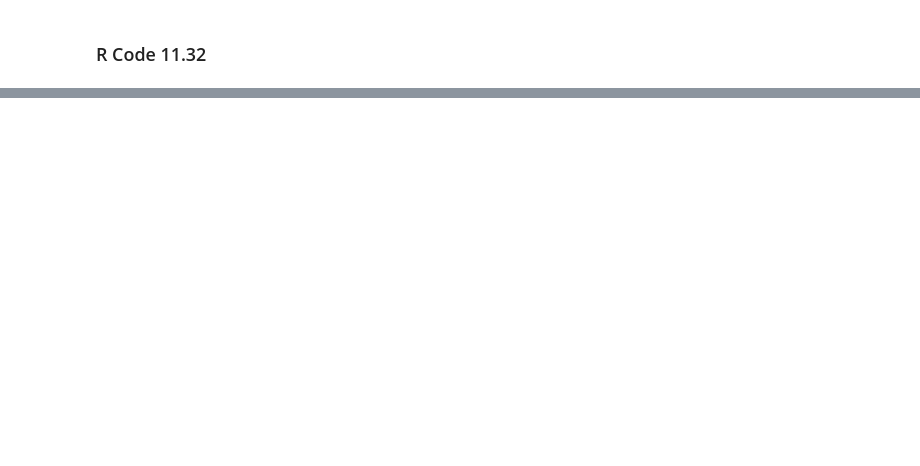
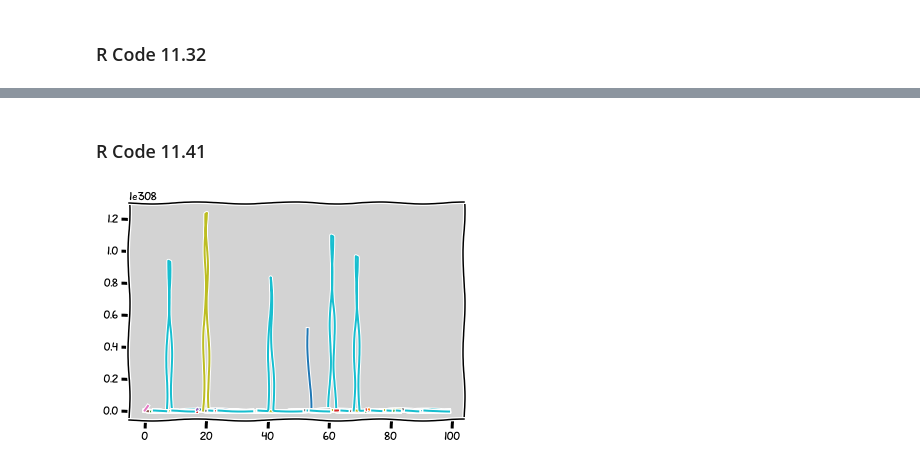
Before and after one commit to rodolphomacedo/statistical_rethinking_pt_BR, a Jupyter notebook: parte_11.ipynb, the cells around one changed output, grey strips where cells are left out. Saved outputs shown, nothing was run; the diff lists cells and outputs as text; code cells hidden in the pictures; blank space fills up the shorter version.

```diff
--- a/parte_11.ipynb
+++ b/parte_11.ipynb
@@ -1662,0 +1640,18 @@ pd.DataFrame.from_dict(pg).T
+# %% [markdown]
+### R Code 11.41
+# %%
+N = 100
+a = np.random.normal(3, 0.5, N)  # prior to alpha
+b = np.random.normal(0, 10, N)  # prior to beta
+
+x = np.arange(100)
+
+prioris = []
+
+for i in range(N):
+    prioris.append(np.exp(a[i] + b[i] * x))
+
+plt.plot(prioris)
+plt.show()
+# %% [output]
+[figure, added]
```
Also changed, not shown: parts of 90 cells of this notebook, 1 other file.
